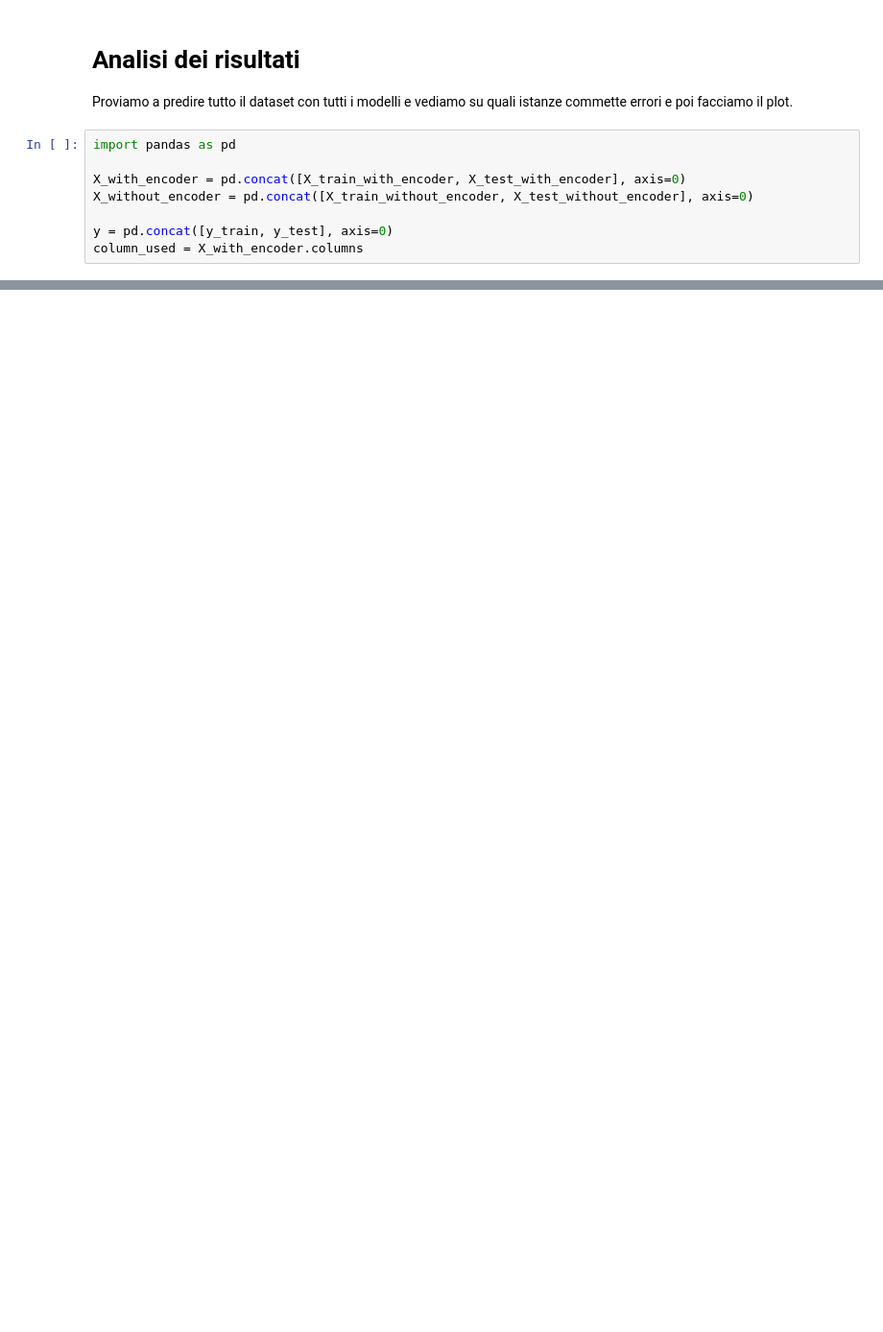
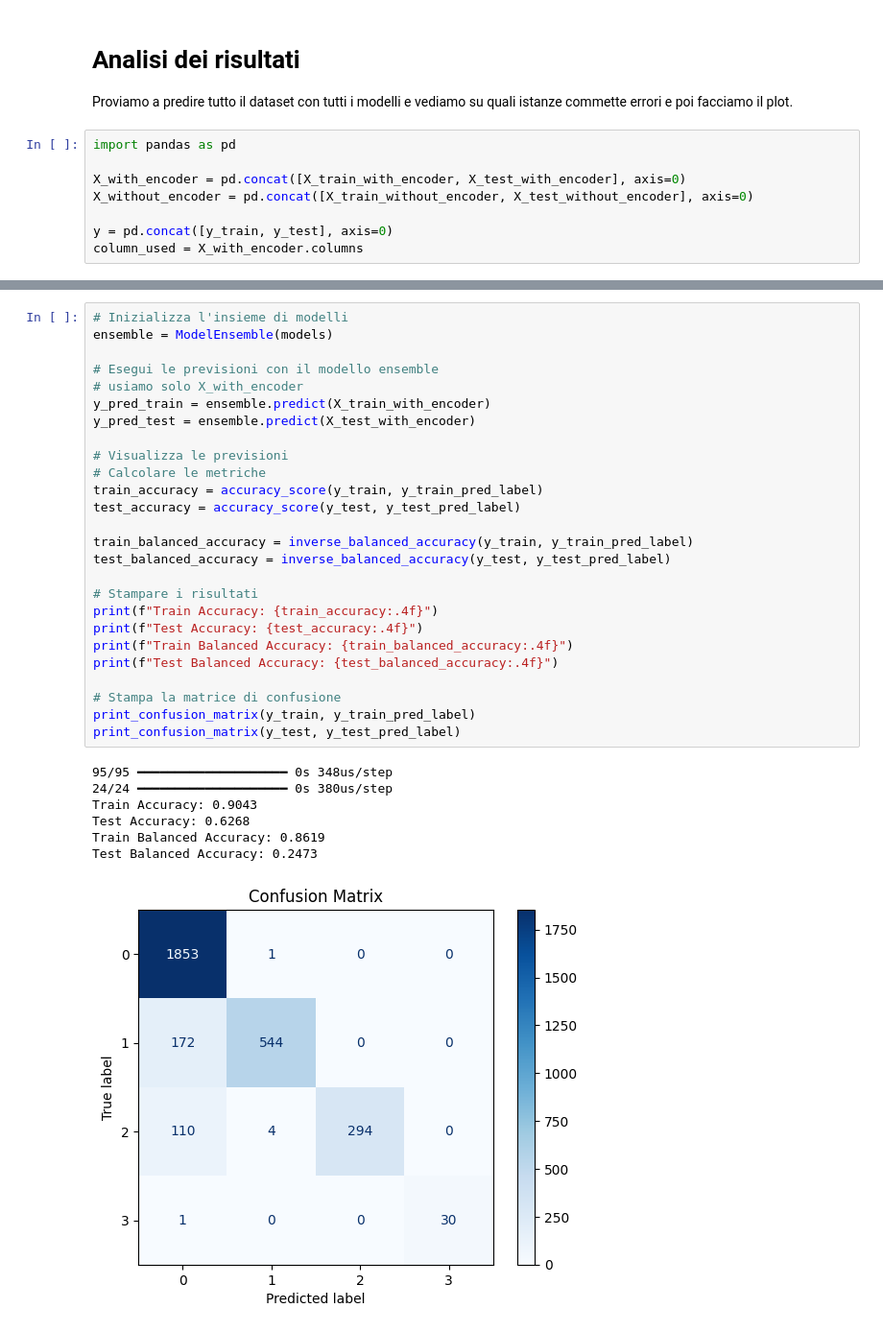
Before and after one commit to EliaCoro/progetto_dwm, a Jupyter notebook: work/progetto.ipynb, the cells around one changed output, grey strips where cells are left out. Shown at 96% size. Cells and saved outputs as stored; diff of their text form; blank space fills up the shorter version.

```diff
--- a/work/progetto.ipynb
+++ b/work/progetto.ipynb
@@ -1086,0 +1134,34 @@ plt.show()
+# %%
+# Inizializza l'insieme di modelli
+ensemble = ModelEnsemble(models)
+
+# Esegui le previsioni con il modello ensemble
+# usiamo solo X_with_encoder
+y_pred_train = ensemble.predict(X_train_with_encoder)
+y_pred_test = ensemble.predict(X_test_with_encoder)
+
+# Visualizza le previsioni
+# Calcolare le metriche
+train_accuracy = accuracy_score(y_train, y_train_pred_label)
+test_accuracy = accuracy_score(y_test, y_test_pred_label)
+
+train_balanced_accuracy = inverse_balanced_accuracy(y_train, y_train_pred_label)
+test_balanced_accuracy = inverse_balanced_accuracy(y_test, y_test_pred_label)
+
+# Stampare i risultati
+print(f"Train Accuracy: {train_accuracy:.4f}")
+print(f"Test Accuracy: {test_accuracy:.4f}")
+print(f"Train Balanced Accuracy: {train_balanced_accuracy:.4f}")
+print(f"Test Balanced Accuracy: {test_balanced_accuracy:.4f}")
+
+# Stampa la matrice di confusione
+print_confusion_matrix(y_train, y_train_pred_label)
+print_confusion_matrix(y_test, y_test_pred_label)
+# %% [output]
+95/95 ━━━━━━━━━━━━━━━━━━━━ 0s 348us/step
+24/24 ━━━━━━━━━━━━━━━━━━━━ 0s 380us/step
+Train Accuracy: 0.9043
+Test Accuracy: 0.6268
+Train Balanced Accuracy: 0.8619
+Test Balanced Accuracy: 0.2473
+[figure, added]
```
Also changed, not shown: parts of 22 cells of this notebook.
